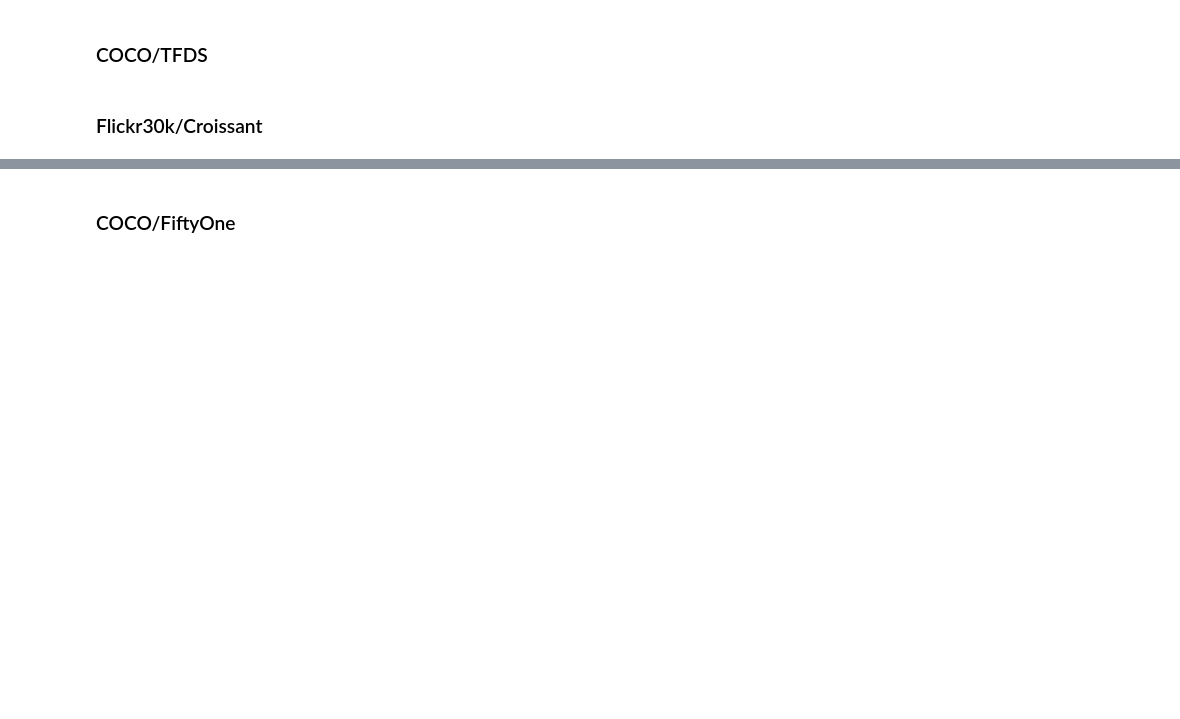
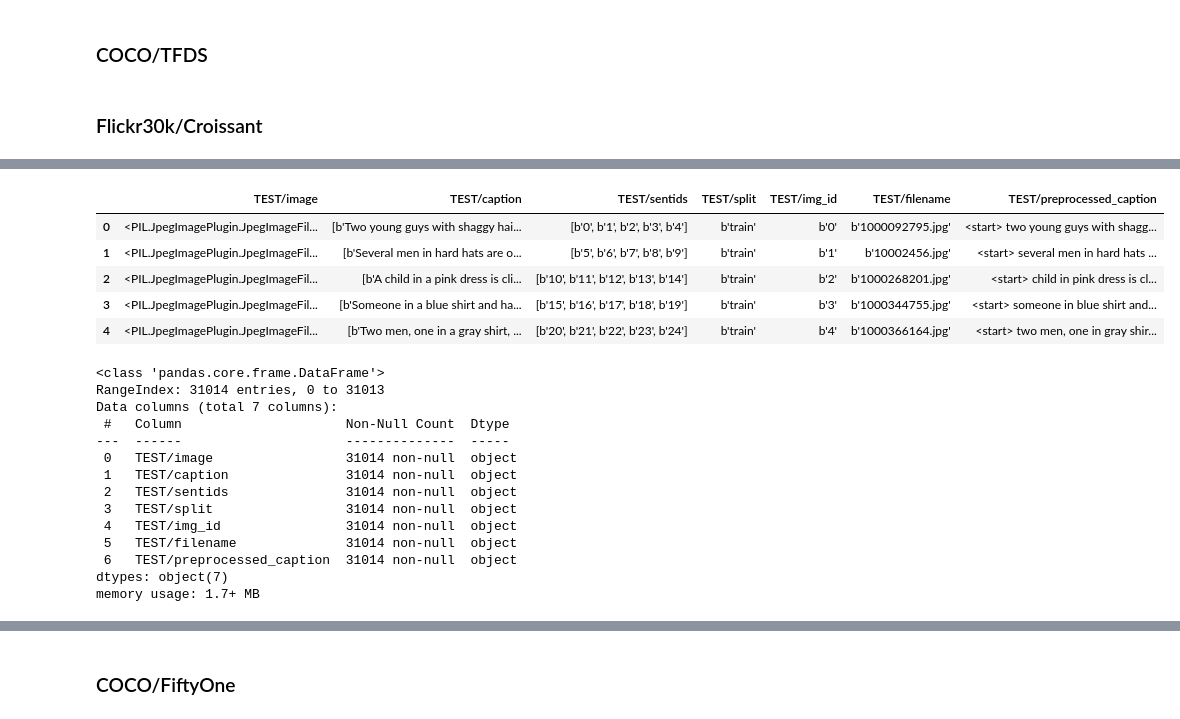
Before and after one commit to julietlawton/image-captioning, a Jupyter notebook: image_captioning.ipynb, the cells around one changed output, grey strips where cells are left out. Saved outputs shown, nothing was run; the diff lists cells and outputs as text; code cells hidden in the pictures; blank space fills up the shorter version.

```diff
--- a/image_captioning.ipynb
+++ b/image_captioning.ipynb
@@ -50,2 +100,26 @@ flickr30k_df.info()
+# %%
+display(flickr30k_df.head())
+flickr30k_df.info()
+# %% [output]
+|  | TEST/image | TEST/caption | TEST/sentids | TEST/split | TEST/img_id | TEST/filename | TEST/preprocessed_caption |
+| 0 | <PIL.JpegImagePlugin.JpegImageFil... | [b'Two young guys with shaggy hai... | [b'0', b'1', b'2', b'3', b'4'] | b'train' | b'0' | b'1000092795.jpg' | <start> two young guys with shagg... |
+| 1 | <PIL.JpegImagePlugin.JpegImageFil... | [b'Several men in hard hats are o... | [b'5', b'6', b'7', b'8', b'9'] | b'train' | b'1' | b'10002456.jpg' | <start> several men in hard hats ... |
+| 2 | <PIL.JpegImagePlugin.JpegImageFil... | [b'A child in a pink dress is cli... | [b'10', b'11', b'12', b'13', b'14'] | b'train' | b'2' | b'1000268201.jpg' | <start> child in pink dress is cl... |
+| 3 | <PIL.JpegImagePlugin.JpegImageFil... | [b'Someone in a blue shirt and ha... | [b'15', b'16', b'17', b'18', b'19'] | b'train' | b'3' | b'1000344755.jpg' | <start> someone in blue shirt and... |
+| 4 | <PIL.JpegImagePlugin.JpegImageFil... | [b'Two men, one in a gray shirt, ... | [b'20', b'21', b'22', b'23', b'24'] | b'train' | b'4' | b'1000366164.jpg' | <start> two men, one in gray shir... |
+<class 'pandas.core.frame.DataFrame'>
+RangeIndex: 31014 entries, 0 to 31013
+Data columns (total 7 columns):
+ #   Column                     Non-Null Count  Dtype
+---  ------                     --------------  -----
+ 0   TEST/image                 31014 non-null  object
+ 1   TEST/caption               31014 non-null  object
+ 2   TEST/sentids               31014 non-null  object
+ 3   TEST/split                 31014 non-null  object
+ 4   TEST/img_id                31014 non-null  object
+ 5   TEST/filename              31014 non-null  object
+ 6   TEST/preprocessed_caption  31014 non-null  object
+dtypes: object(7)
+memory usage: 1.7+ MB
 # %%
 np.unique(flickr30k_df["TEST/split"])
```
Also changed, not shown: parts of 14 cells of this notebook.
